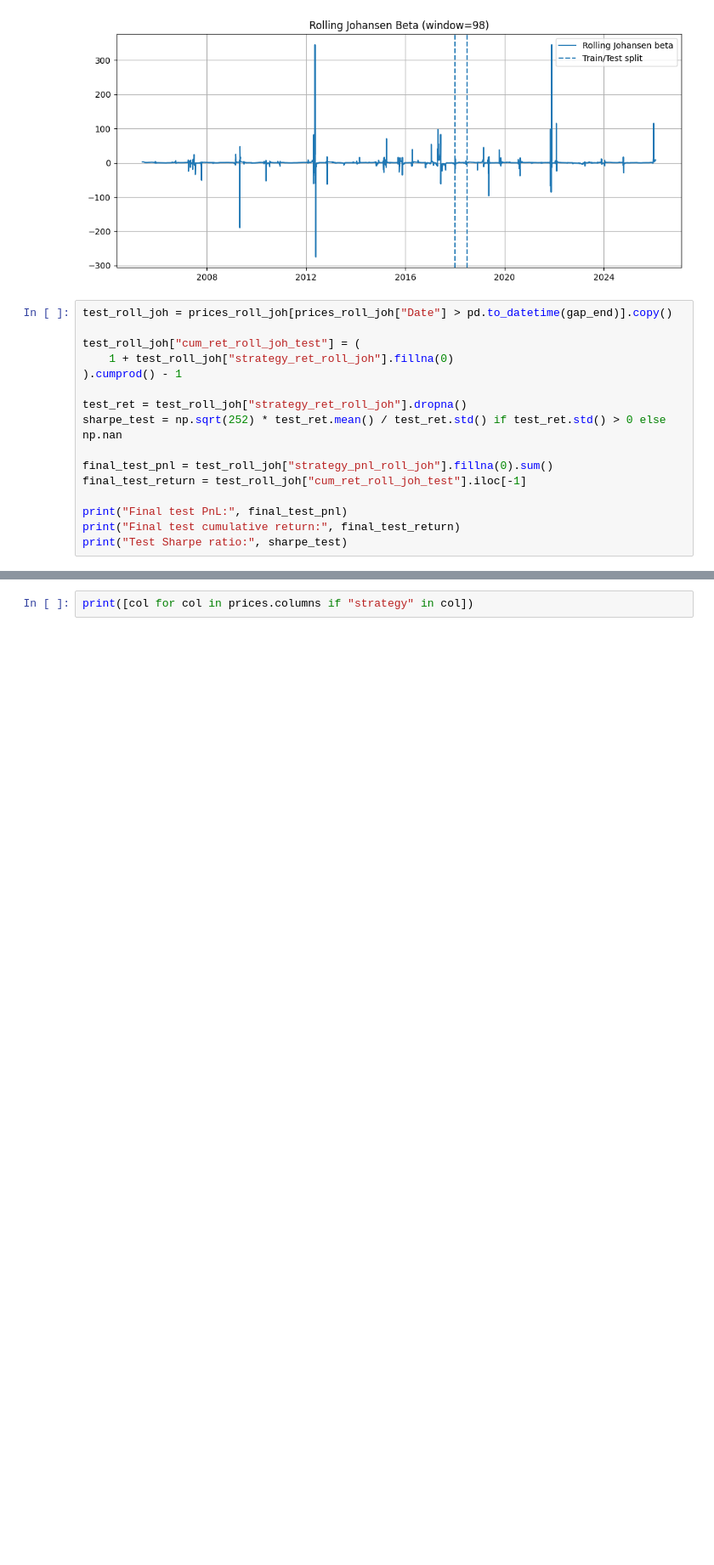
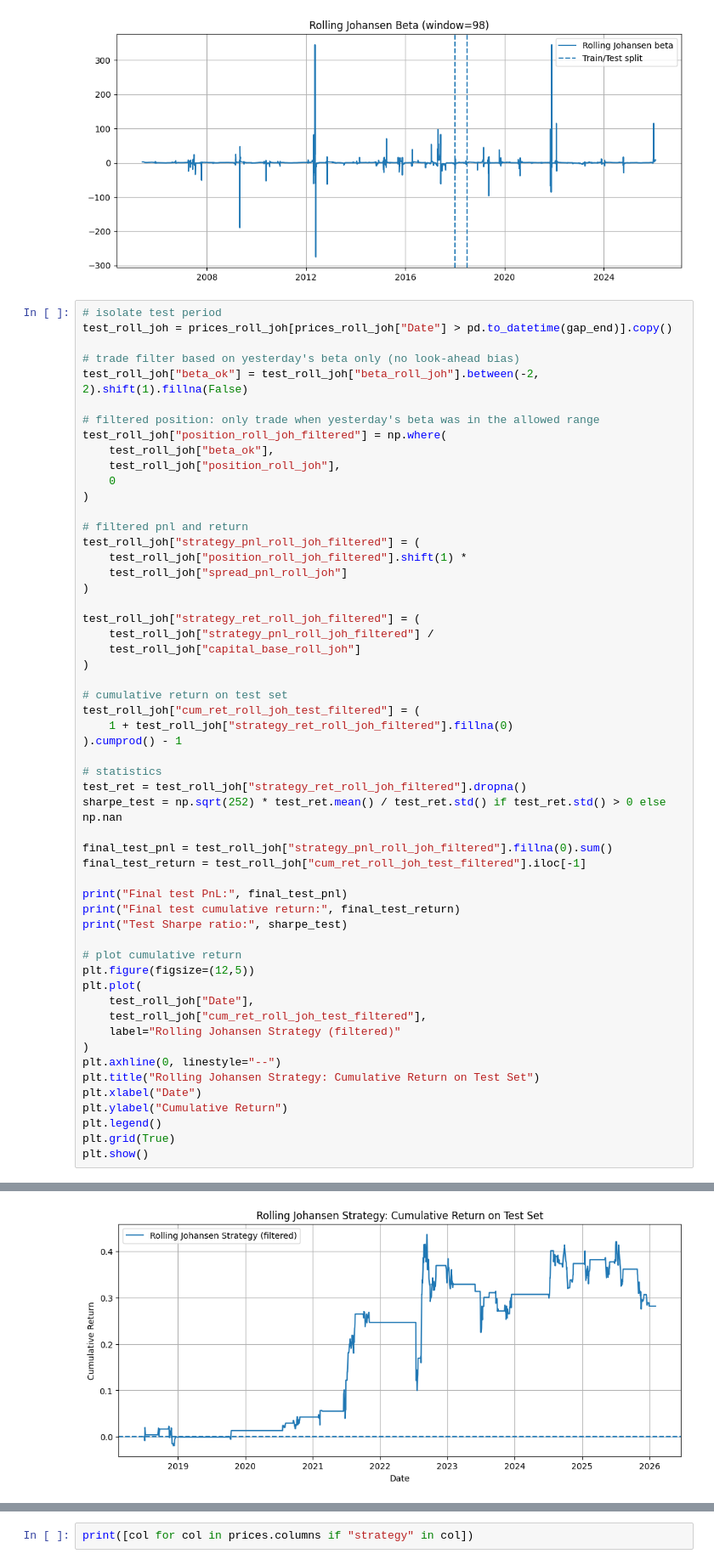
Before and after one commit to wiktorgrocholewski/Spring2026-TIC, a Jupyter notebook: 6_mean_reversion_strategy/Strategy Antonio.pairs.ipynb, the cells around one changed output, grey strips where cells are left out. Shown at 85% size. Saved outputs shown, nothing was run; the diff lists cells and outputs as text; blank space fills up the shorter version.

```diff
--- a/6_mean_reversion_strategy/Strategy Antonio.pairs.ipynb
+++ b/6_mean_reversion_strategy/Strategy Antonio.pairs.ipynb
@@ -900,19 +908,58 @@ plt.show()
 Best rolling Johansen window: 98
 [figure]
 # %%
+# isolate test period
 test_roll_joh = prices_roll_joh[prices_roll_joh["Date"] > pd.to_datetime(gap_end)].copy()
 
-test_roll_joh["cum_ret_roll_joh_test"] = (
-    1 + test_roll_joh["strategy_ret_roll_joh"].fillna(0)
+# trade filter based on yesterday's beta only (no look-ahead bias)
+test_roll_joh["beta_ok"] = test_roll_joh["beta_roll_joh"].between(-2, 2).shift(1).fillna(False)
+
+# filtered position: only trade when yesterday's beta was in the allowed range
+test_roll_joh["position_roll_joh_filtered"] = np.where(
+    test_roll_joh["beta_ok"],
+    test_roll_joh["position_roll_joh"],
+    0
+)
+
+# filtered pnl and return
+test_roll_joh["strategy_pnl_roll_joh_filtered"] = (
+    test_roll_joh["position_roll_joh_filtered"].shift(1) *
+    test_roll_joh["spread_pnl_roll_joh"]
+)
+
+test_roll_joh["strategy_ret_roll_joh_filtered"] = (
+    test_roll_joh["strategy_pnl_roll_joh_filtered"] /
+    test_roll_joh["capital_base_roll_joh"]
+)
+
+# cumulative return on test set
+test_roll_joh["cum_ret_roll_joh_test_filtered"] = (
+    1 + test_roll_joh["strategy_ret_roll_joh_filtered"].fillna(0)
 ).cumprod() - 1
 
-test_ret = test_roll_joh["strategy_ret_roll_joh"].dropna()
+# statistics
+test_ret = test_roll_joh["strategy_ret_roll_joh_filtered"].dropna()
 sharpe_test = np.sqrt(252) * test_ret.mean() / test_ret.std() if test_ret.std() > 0 else np.nan
 
-final_test_pnl = test_roll_joh["strategy_pnl_roll_joh"].fillna(0).sum()
-final_test_return = test_roll_joh["cum_ret_roll_joh_test"].iloc[-1]
+final_test_pnl = test_roll_joh["strategy_pnl_roll_joh_filtered"].fillna(0).sum()
+final_test_return = test_roll_joh["cum_ret_roll_joh_test_filtered"].iloc[-1]
 
 print("Final test PnL:", final_test_pnl)
 print("Final test cumulative return:", final_test_return)
 print("Test Sharpe ratio:", sharpe_test)
+
+# plot cumulative return
+plt.figure(figsize=(12,5))
+plt.plot(
+    test_roll_joh["Date"],
+    test_roll_joh["cum_ret_roll_joh_test_filtered"],
+    label="Rolling Johansen Strategy (filtered)"
+)
+plt.axhline(0, linestyle="--")
+plt.title("Rolling Johansen Strategy: Cumulative Return on Test Set")
+plt.xlabel("Date")
+plt.ylabel("Cumulative Return")
+plt.legend()
+plt.grid(True)
+plt.show()
 # %% [output]
@@ -921,0 +969 @@ Test Sharpe ratio: 0.46649384371230235
+[figure, added]
```
Also changed, not shown: parts of 5 cells of this notebook, 6 other files.
